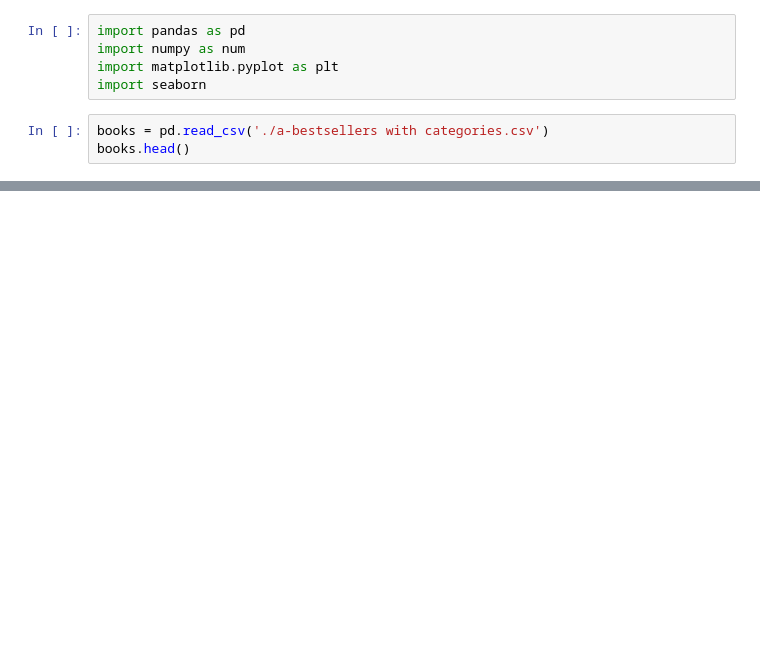
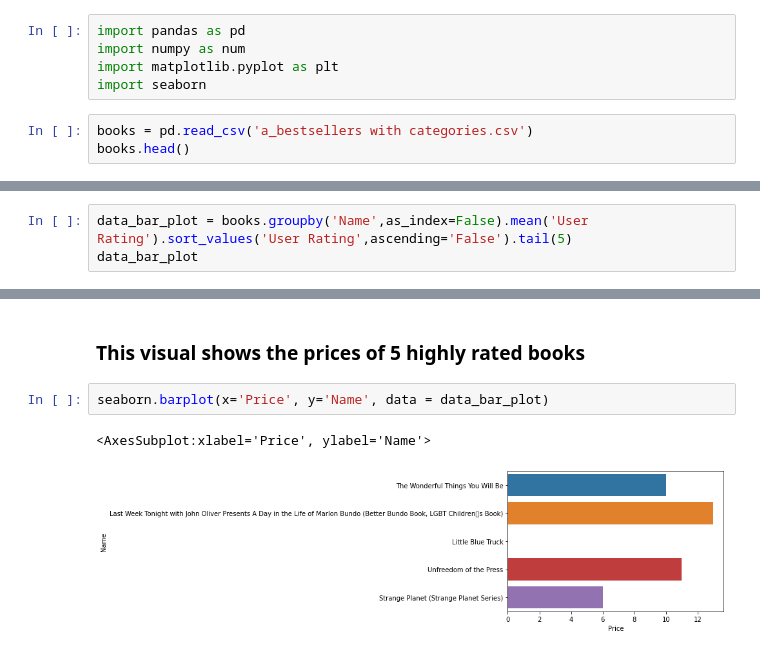
Before and after one commit to Aseel-Z/data-visulization, a Jupyter notebook: viz-a.ipynb, the cells around one changed output, grey strips where cells are left out. Saved outputs shown, nothing was run; the diff lists cells and outputs as text; blank space fills up the shorter version.

```diff
--- a/viz-a.ipynb
+++ b/viz-a.ipynb
@@ -4,7 +4,7 @@ import numpy as num
 import matplotlib.pyplot as plt
 import seaborn
 # %%
-books = pd.read_csv('./a-bestsellers with categories.csv')
+books = pd.read_csv('a_bestsellers with categories.csv')
 books.head()
 # %% [output]
 |  | Name | Author | User Rating | Reviews | Price | Year | Genre |
@@ -19,0 +16,3 @@ KeyError: ''
+# %%
+data_bar_plot = books.groupby('Name',as_index=False).mean('User Rating').sort_values('User Rating',ascending='False').tail(5)
+data_bar_plot
@@ -19,0 +26,7 @@ KeyError: ''
+# %% [markdown]
+### This visual shows the prices of 5 highly rated books
+# %%
+seaborn.barplot(x='Price', y='Name', data = data_bar_plot)
+# %% [output]
+<AxesSubplot:xlabel='Price', ylabel='Name'>
+[figure, added]
```
Also changed, not shown: parts of 8 cells of this notebook, 1 other file.
